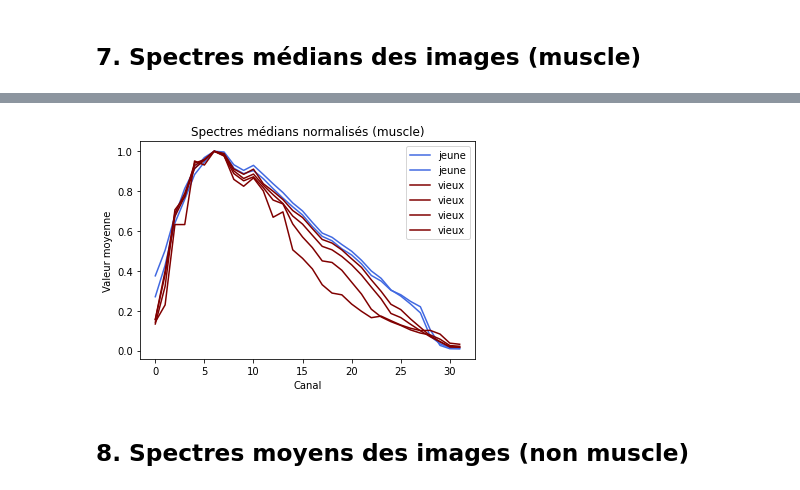
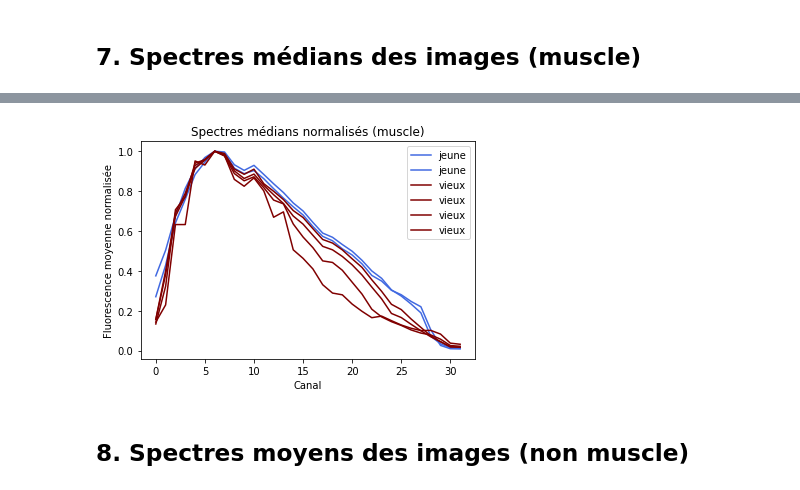
Before and after one commit to qdouzery/Hyperspectral-microscopy, a Jupyter notebook: Code/Microscopie-hyperspectrale_Notebook-V4.ipynb, the cells around one changed output, grey strips where cells are left out. Saved outputs shown, nothing was run; the diff lists cells and outputs as text; code cells hidden in the pictures.

```diff
--- a/Microscopie_hyperspectrale_Notebook_V4.ipynb
+++ b/Code/Microscopie-hyperspectrale_Notebook-V4.ipynb
@@ -281,16 +281,16 @@ plt.show()
 # %%
 plt.figure()
 for i in range(np.shape(MedianS_J)[0]):
   plt.plot(MedianS_J[i]/max(MedianS_J[i]), label="jeune", color='royalblue')
 for j in range(np.shape(MedianS_V)[0]):
   plt.plot(MedianS_V[j]/max(MedianS_V[j]), label="vieux", color='maroon')
-plt.ylabel("Valeur moyenne")
+plt.ylabel("Fluorescence moyenne normalisée")
 plt.xlabel("Canal")
 plt.title("Spectres médians normalisés (muscle)")
 plt.legend()
 plt.show()
 # %% [output]
-[figure, old version]
+[figure, new version]
 # %% [markdown]
 ## 8. Spectres moyens des images (non muscle)
 # %%
```
Also changed, not shown: parts of 15 cells of this notebook, 1 other file.
